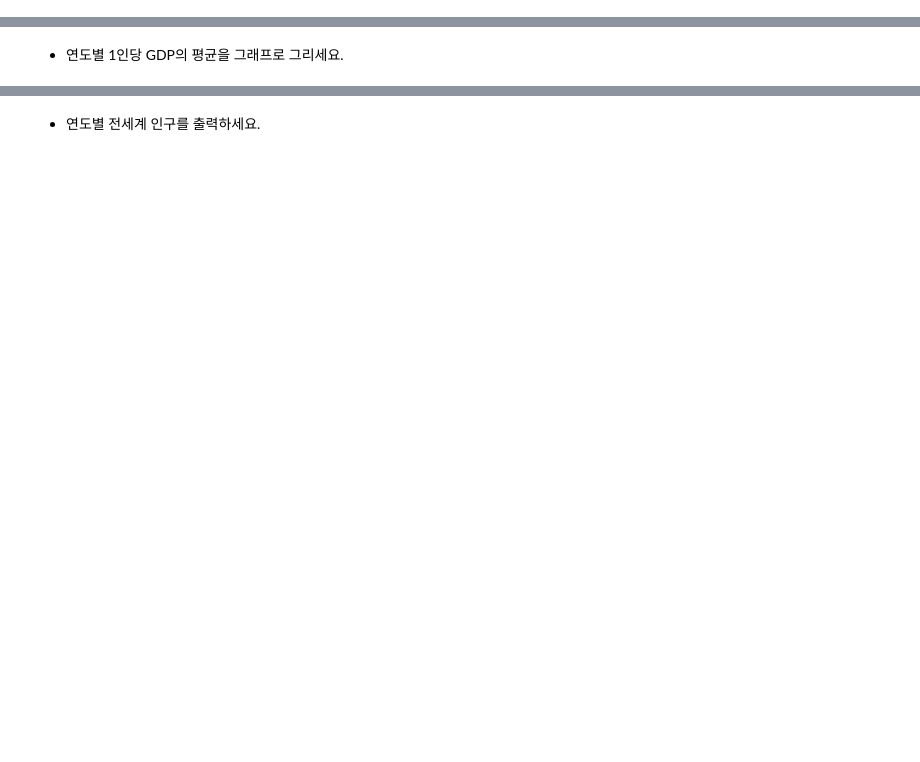
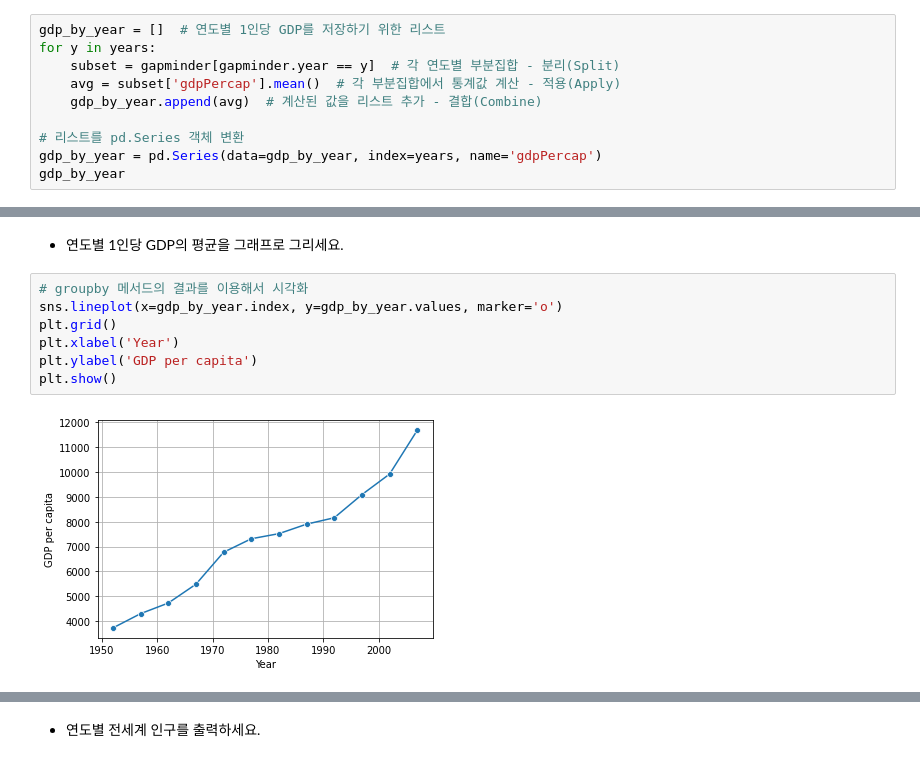
Before and after one commit to JakeOh/202105_itw_bd26, a Jupyter notebook: lab_da/da09_gapminder.ipynb, the cells around one changed output, grey strips where cells are left out. Drawn from its saved outputs; the diff is of its cells as text; blank space fills up the shorter version.

```diff
--- a/lab_da/da09_gapminder.ipynb
+++ b/lab_da/da09_gapminder.ipynb
@@ -305,3 +305,13 @@ plt.show()
 [figure]
 # %% [markdown]
 * 연도별 1인당 GDP의 평균을 출력하세요.
+# %%
+gdp_by_year = []  # 연도별 1인당 GDP를 저장하기 위한 리스트
+for y in years:
+    subset = gapminder[gapminder.year == y]  # 각 연도별 부분집합 - 분리(Split)
+    avg = subset['gdpPercap'].mean()  # 각 부분집합에서 통계값 계산 - 적용(Apply)
+    gdp_by_year.append(avg)  # 계산된 값을 리스트 추가 - 결합(Combine)
+
+# 리스트를 pd.Series 객체 변환
+gdp_by_year = pd.Series(data=gdp_by_year, index=years, name='gdpPercap')
+gdp_by_year
@@ -308,2 +349,11 @@ plt.show()
 # %% [markdown]
 * 연도별 1인당 GDP의 평균을 그래프로 그리세요.
+# %%
+# groupby 메서드의 결과를 이용해서 시각화
+sns.lineplot(x=gdp_by_year.index, y=gdp_by_year.values, marker='o')
+plt.grid()
+plt.xlabel('Year')
+plt.ylabel('GDP per capita')
+plt.show()
+# %% [output]
+[figure, added]
```
Also changed, not shown: parts of 13 cells of this notebook.
